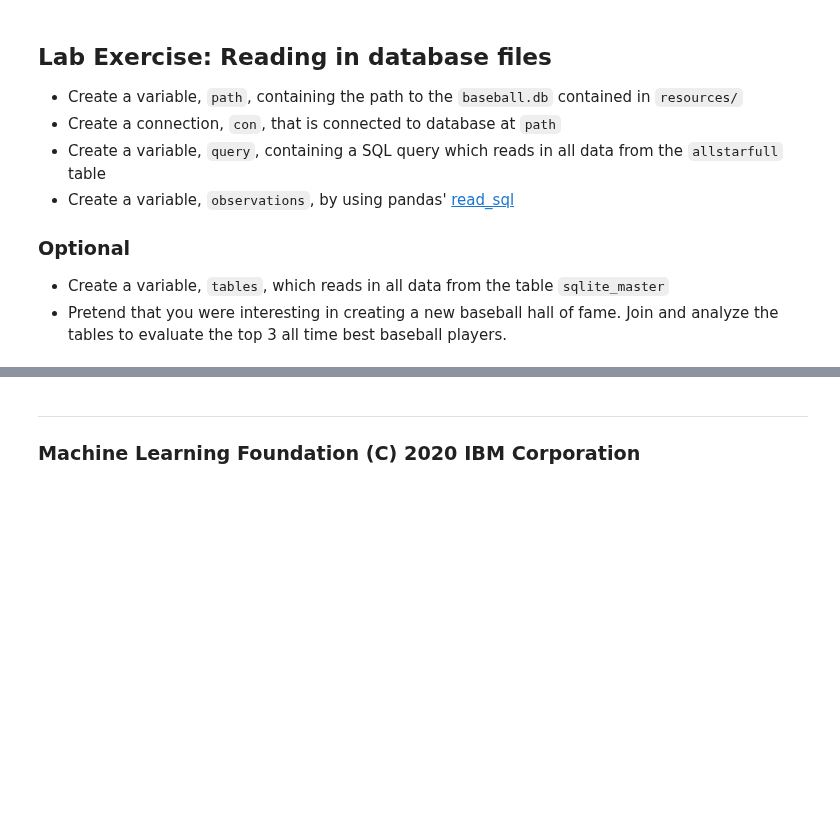
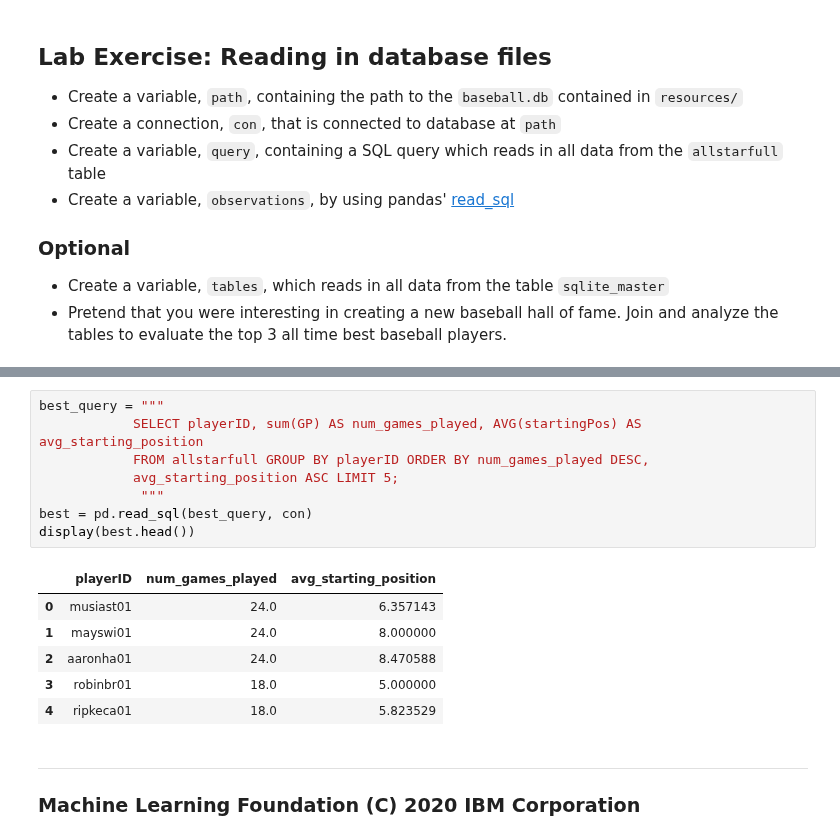
Before and after one commit to htetaunglynn94/coursera, a Jupyter notebook: ibm_ml_series/eda_4_ml/module_2/holab2_reading_data_b.ipynb, the cells around one changed output, grey strips where cells are left out. Cells and saved outputs as stored; diff of their text form; blank space fills up the shorter version.

```diff
--- a/ibm_ml_series/eda_4_ml/module_2/holab2_reading_data_b.ipynb
+++ b/ibm_ml_series/eda_4_ml/module_2/holab2_reading_data_b.ipynb
@@ -84,3 +73,18 @@ print(best.head())
+# %%
+best_query = """
+            SELECT playerID, sum(GP) AS num_games_played, AVG(startingPos) AS avg_starting_position
+            FROM allstarfull GROUP BY playerID ORDER BY num_games_played DESC,
+            avg_starting_position ASC LIMIT 5;
+             """
+best = pd.read_sql(best_query, con)
+display(best.head())
+# %% [output]
+|  | playerID | num_games_played | avg_starting_position |
+| 0 | musiast01 | 24.0 | 6.357143 |
+| 1 | mayswi01 | 24.0 | 8.000000 |
+| 2 | aaronha01 | 24.0 | 8.470588 |
+| 3 | robinbr01 | 18.0 | 5.000000 |
+| 4 | ripkeca01 | 18.0 | 5.823529 |
 # %% [markdown]
 ---
 ### Machine Learning Foundation (C) 2020 IBM Corporation
```
Also changed, not shown: parts of 4 cells of this notebook.
